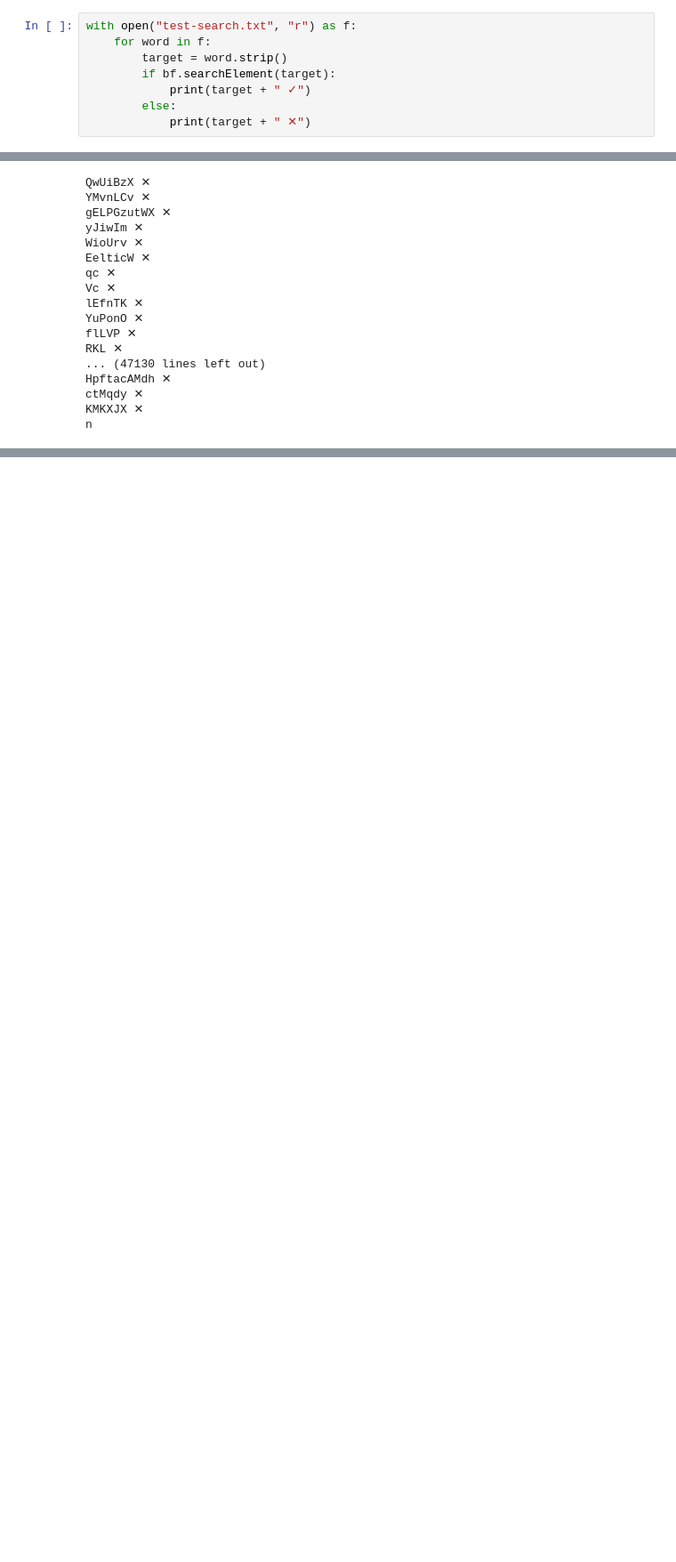
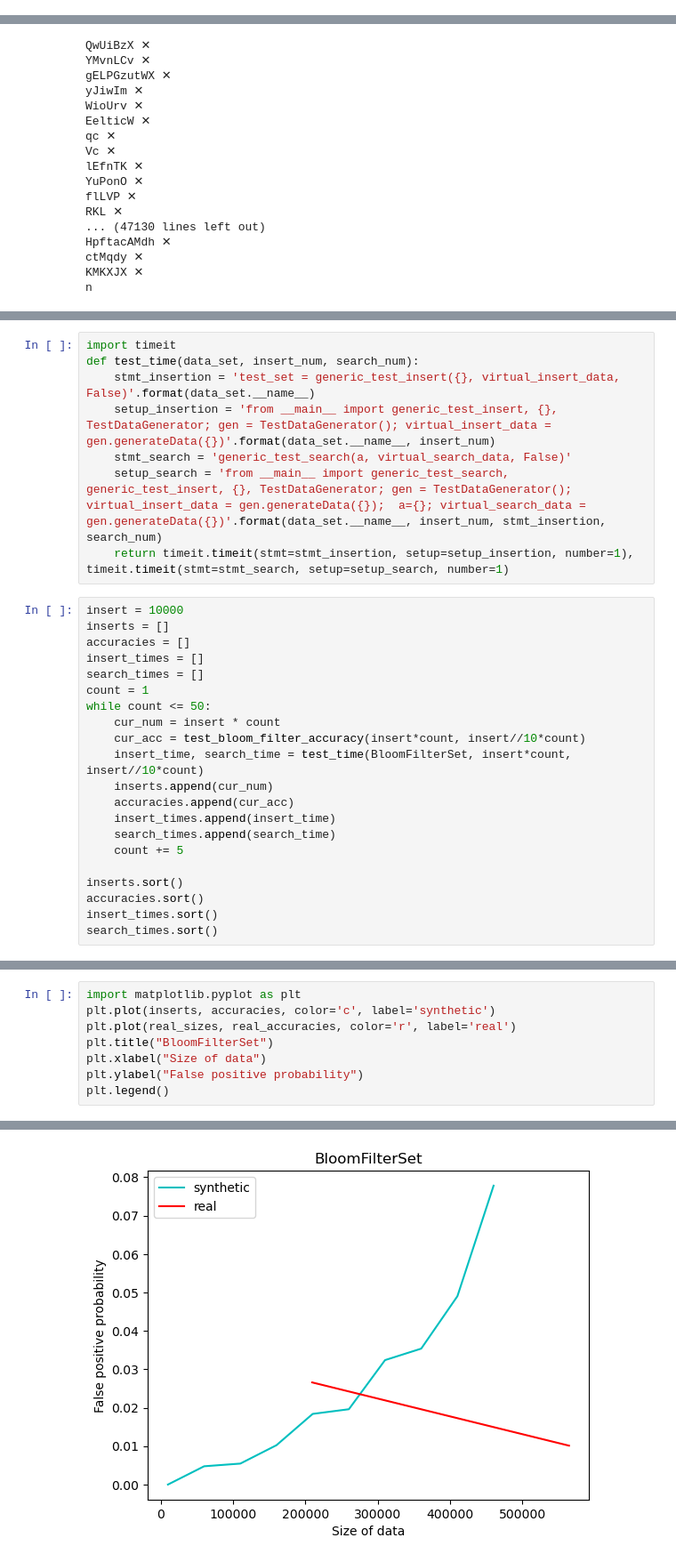
Before and after one commit to YulinCHEN-CS/Search-Algorithm, a Jupyter notebook: SetMembership.ipynb, the cells around one changed output, grey strips where cells are left out. Shown at 89% size. Drawn from its saved outputs; the diff is of its cells as text; blank space fills up the shorter version.

Commit message:
add bloom filter figures

```diff
--- a/SetMembership.ipynb
+++ b/SetMembership.ipynb
@@ -491,8 +481,0 @@ with open("test2-warpeace.txt", "r") as f:
-# %%
-with open("test-search.txt", "r") as f:
-    for word in f:
-        target = word.strip()
-        if bf.searchElement(target):
-            print(target + " ✓")
-        else:
-            print(target + " ✕")
@@ -695,0 +714,29 @@ n
+# %%
+import timeit
+def test_time(data_set, insert_num, search_num):
+    stmt_insertion = 'test_set = generic_test_insert({}, virtual_insert_data, False)'.format(data_set.__name__)
+    setup_insertion = 'from __main__ import generic_test_insert, {}, TestDataGenerator; gen = TestDataGenerator(); virtual_insert_data = gen.generateData({})'.format(data_set.__name__, insert_num)
+    stmt_search = 'generic_test_search(a, virtual_search_data, False)'
+    setup_search = 'from __main__ import generic_test_search, generic_test_insert, {}, TestDataGenerator; gen = TestDataGenerator(); virtual_insert_data = gen.generateData({});  a={}; virtual_search_data = gen.generateData({})'.format(data_set.__name__, insert_num, stmt_insertion, search_num)
+    return timeit.timeit(stmt=stmt_insertion, setup=setup_insertion, number=1), timeit.timeit(stmt=stmt_search, setup=setup_search, number=1)
+# %%
+insert = 10000
+inserts = []
+accuracies = []
+insert_times = []
+search_times = []
+count = 1
+while count <= 50:
+    cur_num = insert * count
+    cur_acc = test_bloom_filter_accuracy(insert*count, insert//10*count)
+    insert_time, search_time = test_time(BloomFilterSet, insert*count, insert//10*count)
+    inserts.append(cur_num)
+    accuracies.append(cur_acc)
+    insert_times.append(insert_time)
+    search_times.append(search_time)
+    count += 5
+
+inserts.sort()
+accuracies.sort()
+insert_times.sort()
+search_times.sort()
@@ -695,0 +768,9 @@ n
+# %%
+import matplotlib.pyplot as plt
+plt.plot(inserts, accuracies, color='c', label='synthetic')
+plt.plot(real_sizes, real_accuracies, color='r', label='real')
+plt.title("BloomFilterSet")
+plt.xlabel("Size of data")
+plt.ylabel("False positive probability")
+plt.legend()
+# %% [output]
@@ -695,0 +778 @@ n
+[figure, added]
```
Also changed, not shown: parts of 15 cells of this notebook.
